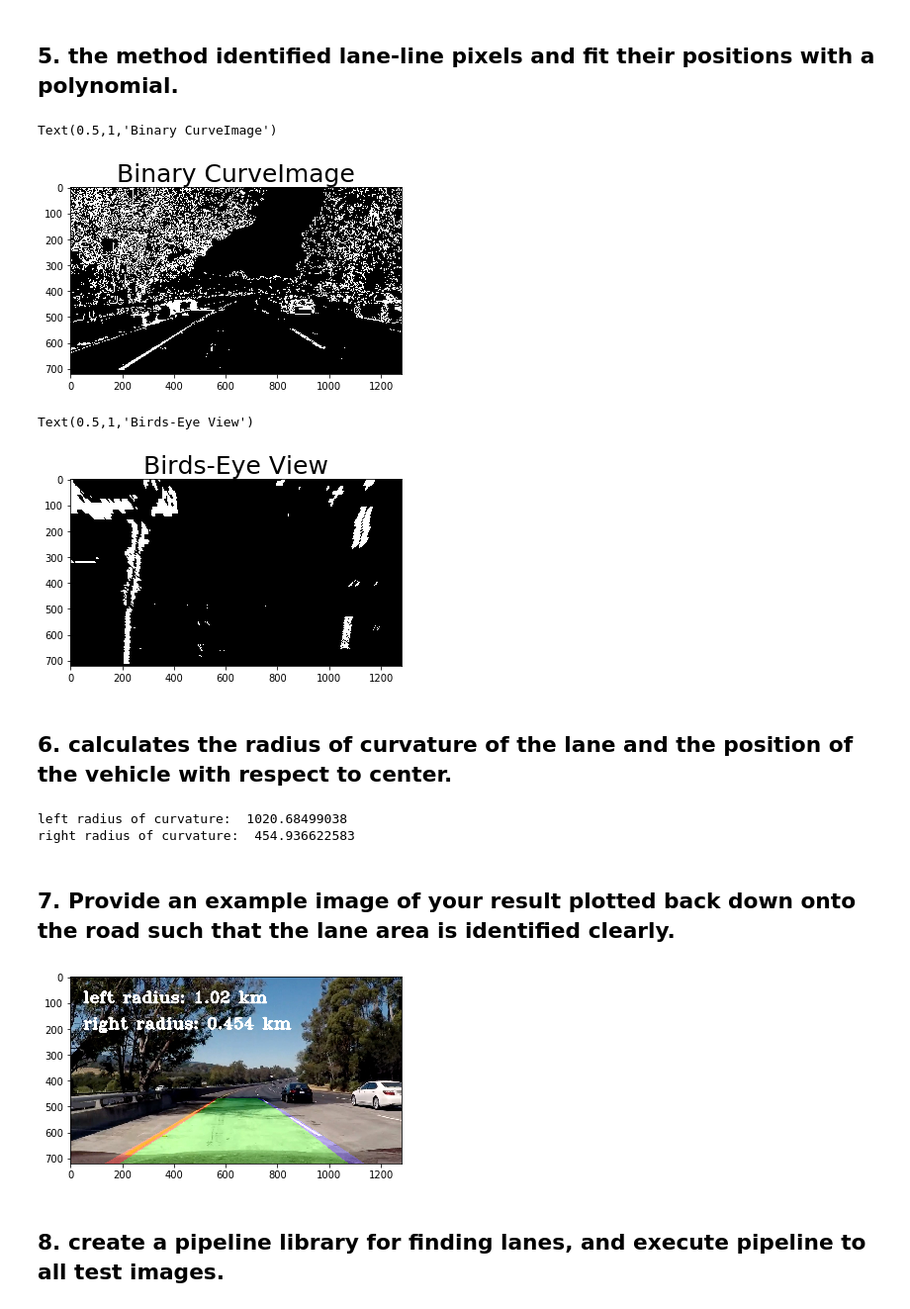
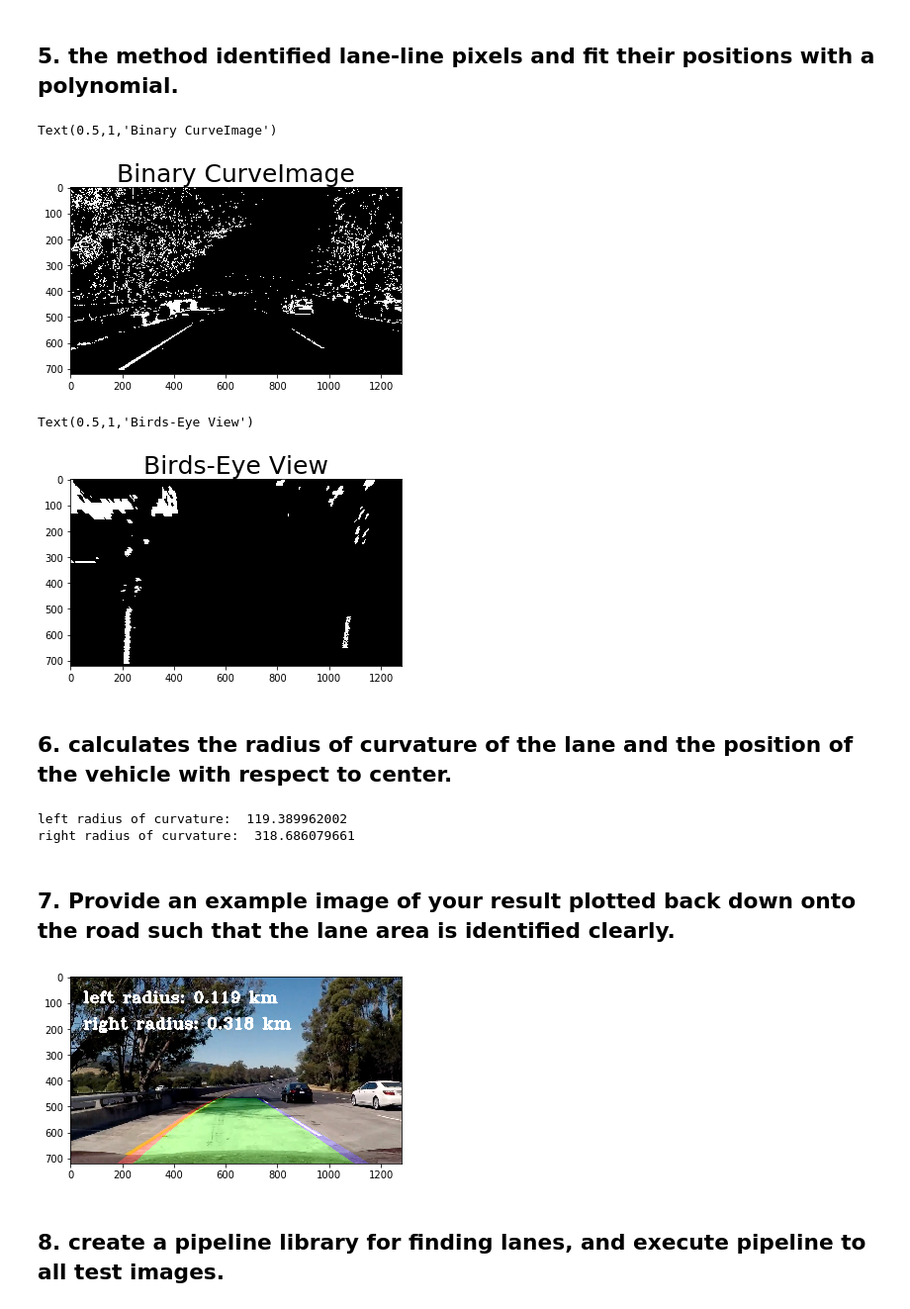
Before and after one commit to chilopod43/CarND-Advanced-Lane-Lines, a Jupyter notebook: advanced_lane_findings.ipynb, the cells around one changed output. Shown at 99% size. Cells and saved outputs as stored; diff of their text form; code cells hidden in the pictures.

```diff
--- a/advanced_lane_findings.ipynb
+++ b/advanced_lane_findings.ipynb
@@ -82,7 +82,7 @@ show_images_by_side(undist_straightimg, undist_curveimg, 'Straight Lane UndistIm
 # %% [output]
 [figure]
 # %%
-def get_binary_images(image, s_thresh=(170, 255), sx_thresh=(20, 100)):
+def get_binary_images(image, s_thresh=(170, 255), sx_thresh=(70, 100)):
     img = np.copy(image)
 
     # convert to HLS color space and separate the V channel
@@ -152,7 +152,7 @@ plt.imshow(binary_curveimg, cmap='gray')
 plt.title('Binary CurveImage', fontsize=25)
 # %% [output]
 Text(0.5,1,'Binary CurveImage')
-[figure, old version]
+[figure, new version]
 # %%
 binary_curve_warped = cv2.warpPerspective(binary_curveimg, M, (img_w, img_h) )
 
@@ -160,10 +160,10 @@ plt.imshow(binary_curve_warped, cmap='gray')
 plt.title('Birds-Eye View', fontsize=25)
 # %% [output]
 Text(0.5,1,'Birds-Eye View')
-[figure, old version]
+[figure, new version]
 # %%
 # define conversions in x and y from pixels space to meters
-ym_per_pix = 30/img_h
+ym_per_pix = 18.0/img_h
 xm_per_pix = 3.7/(img_w-2*side_margin)
 # %%
 def fit_polynomial(binary_warped, nwindows=9, margin=100, minpix=50):
@@ -243,9 +243,9 @@ def fit_polynomial(binary_warped, nwindows=9, margin=100, minpix=50):
     return left_fit, right_fit
 
 # detect lane pixels and fit to find the lane boundary.
-left_fit, right_fit = fit_polynomial(binary_curve_warped, margin=200)
+left_fit, right_fit = fit_polynomial(binary_curve_warped)
 # %%
-def search_around_poly(binary_warped, left_fit, right_fit, margin=100):
+def search_around_poly(binary_warped, left_fit, right_fit, margin=200):
     """
     margin: the width of the margin around the previous polynomial to search
     """
@@ -290,8 +290,8 @@ left_curverad, right_curverad = measure_curvature_real(img_h-1, left_fit, right_
 print("left radius of curvature: ", left_curverad)
 print("right radius of curvature: ", right_curverad)
 # %% [output]
-left radius of curvature:  1020.68499038
-right radius of curvature:  454.936622583
+left radius of curvature:  119.389962002
+right radius of curvature:  318.686079661
 # %% [markdown]
 ## 7. Provide an example image of your result plotted back down onto the road such that the lane area is identified clearly.
 # %%
@@ -307,35 +307,35 @@ def display_lane_boundaries(image, left_fit, right_fit, left_curverad, right_cur
     left_fitx = (left_fit[0]*(ploty*ym_per_pix)**2 + left_fit[1]*(ploty*ym_per_pix) + left_fit[2]) / xm_per_pix
     right_fitx = (right_fit[0]*(ploty*ym_per_pix)**2 + right_fit[1]*(ploty*ym_per_pix) + right_fit[2]) / xm_per_pix
 
     pts_left = np.array([np.transpose(np.vstack([left_fitx, ploty]))], dtype=np.int32)
     pts_right = np.array([np.flipud(np.transpose(np.vstack([right_fitx, ploty])))], dtype=np.int32)
     pts = np.hstack((pts_left, pts_right))
 
     # draw the lane onto the warped blank image
     cv2.fillPoly(color_warp, np.int_([pts]), (0, 255, 0))
     cv2.polylines(color_warp, pts_left, False, color=(255, 0, 0), thickness=50)
     cv2.polylines(color_warp, pts_right, False, color=(0, 0, 255), thickness=50)
 
     # warp the blank back to original image space using inverse perspective matrix (Minv)
     Minv = np.linalg.inv(M)
     newwarp = cv2.warpPerspective(color_warp, Minv, (img_w, img_h))
 
     # combine the result with the original image
     result = cv2.addWeighted(curve_img, 1, newwarp, 0.3, 0)
 
     # put text about curve radius.
     left_str = "left radius: " + str(int(left_curverad)/1000) + " km"
     right_str = "right radius: " + str(int(right_curverad)/1000) + " km"
     font = cv2.FONT_HERSHEY_TRIPLEX
     cv2.putText(result, left_str, (50,100), font, 2, (255,255,255), 5, cv2.LINE_AA)
     cv2.putText(result, right_str, (50,200), font, 2, (255,255,255), 5, cv2.LINE_AA)
     plt.imshow(result)
 
 # warp the detected lane boundaries back onto the original image.
 # output visual display of the lane boundaries and numerical estimation of lane curvature and vehicle position.
-display_lane_boundaries(curve_img, left_fit, right_fit, left_curverad, right_curverad)
+display_lane_boundaries(undist_curveimg, left_fit, right_fit, left_curverad, right_curverad)
 # %% [output]
-[figure, old version]
+[figure, new version]
 # %% [markdown]
 ## 8. create a pipeline library for finding lanes, and execute pipeline to all test images.
 # %%
```
Also changed, not shown: parts of 5 cells of this notebook, 8 other files.
